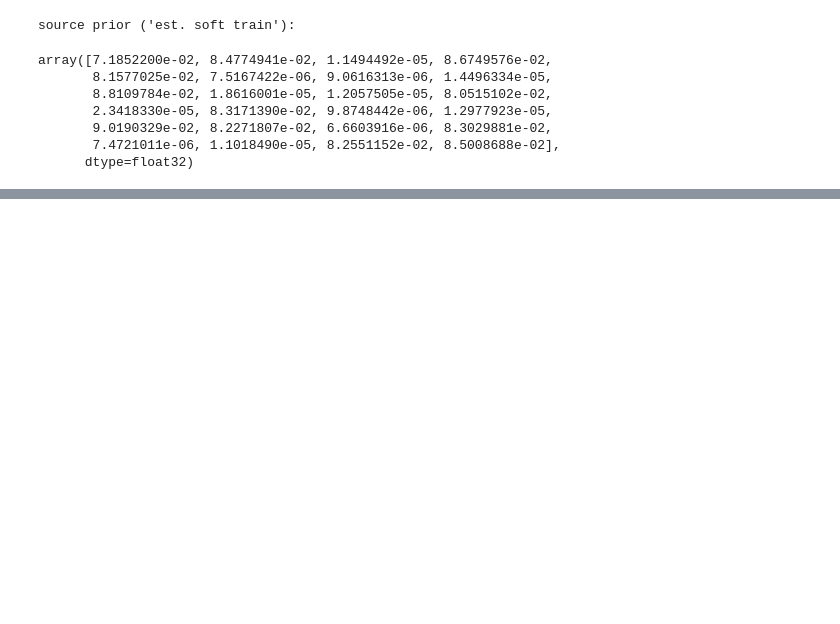
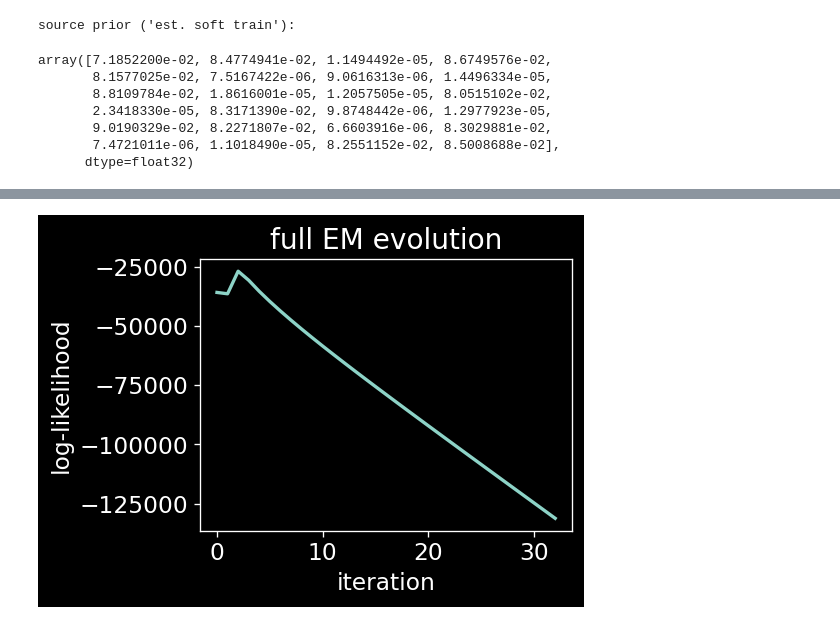
Before and after one commit to Ozziko/causal_comp, a Jupyter notebook: MLLS.ipynb, the cells around one changed output, grey strips where cells are left out. Cells and saved outputs as stored; diff of their text form; code cells hidden in the pictures; blank space fills up the shorter version.

```diff
--- a/MLLS.ipynb
+++ b/MLLS.ipynb
@@ -823,11 +926,13 @@ full EM - test predicted test prior:
 # %%
-metric = 'accuracy'
-# metric = 'log-likelihood'
+# metric = 'accuracy'
+metric = 'log-likelihood'
 # -----------------------------
 plt.figure(figsize=(4,3))
 full_EM_evolution[metric].plot(ax=plt.gca(), linewidth=2)
 plt.ylabel(metric)
 plt.title("full EM evolution");
+# %% [output]
+[figure, added]
 # %%
 full_EM_preds = full_EM_shift_probs.argmax(axis=1)
 # %%
```
Also changed, not shown: parts of 41 cells of this notebook, 1 other file.
